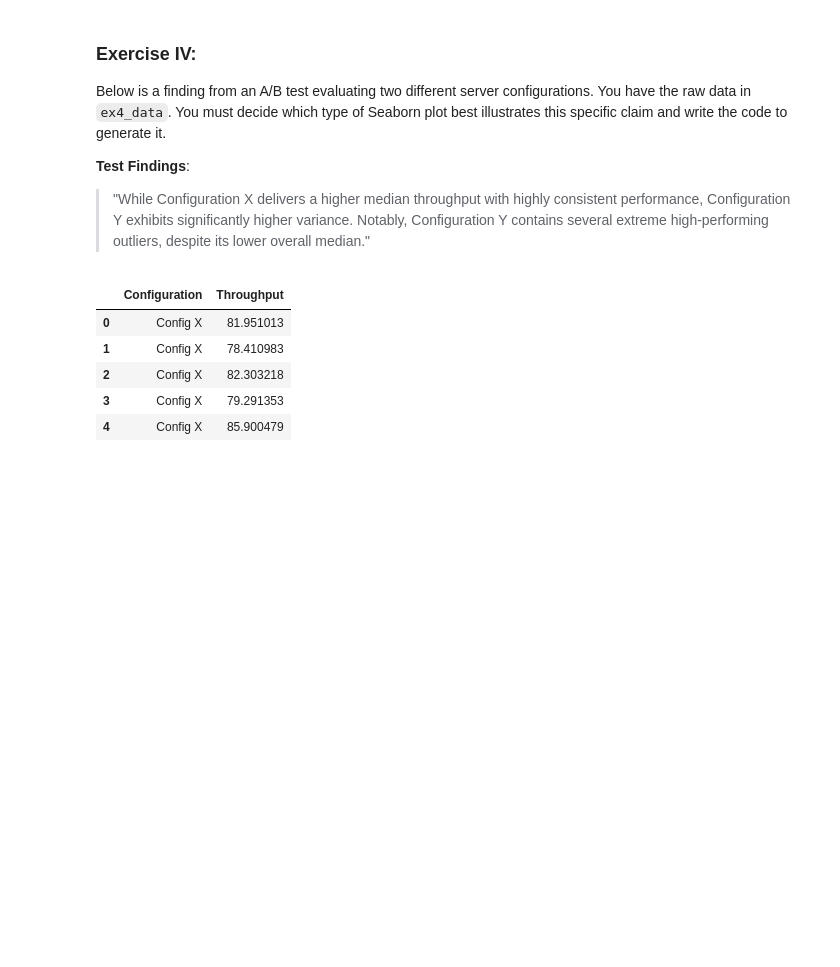
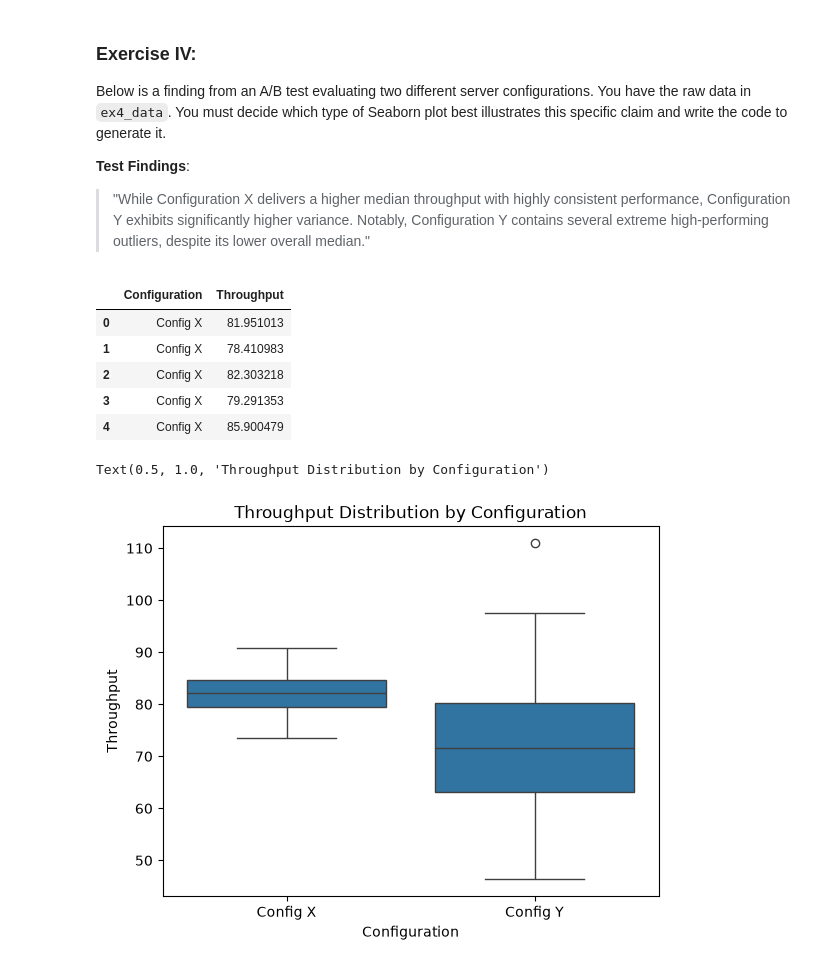
Before and after one commit to yfrankel01/cmpsc105-lab06, a Jupyter notebook: lab06.ipynb, the cells around one changed output. Cells and saved outputs as stored; diff of their text form; code cells hidden in the pictures; blank space fills up the shorter version.

```diff
--- a/lab06.ipynb
+++ b/lab06.ipynb
@@ -125,4 +136,8 @@ ex4_data.head()
 | 3 | Config X | 79.291353 |
 | 4 | Config X | 85.900479 |
 # %%
-# Your code here
+sns.boxplot(data=ex4_data, x='Configuration', y='Throughput')
+plt.title("Throughput Distribution by Configuration")
+# %% [output]
+Text(0.5, 1.0, 'Throughput Distribution by Configuration')
+[figure, added]
```
Also changed, not shown: parts of 4 cells of this notebook.
